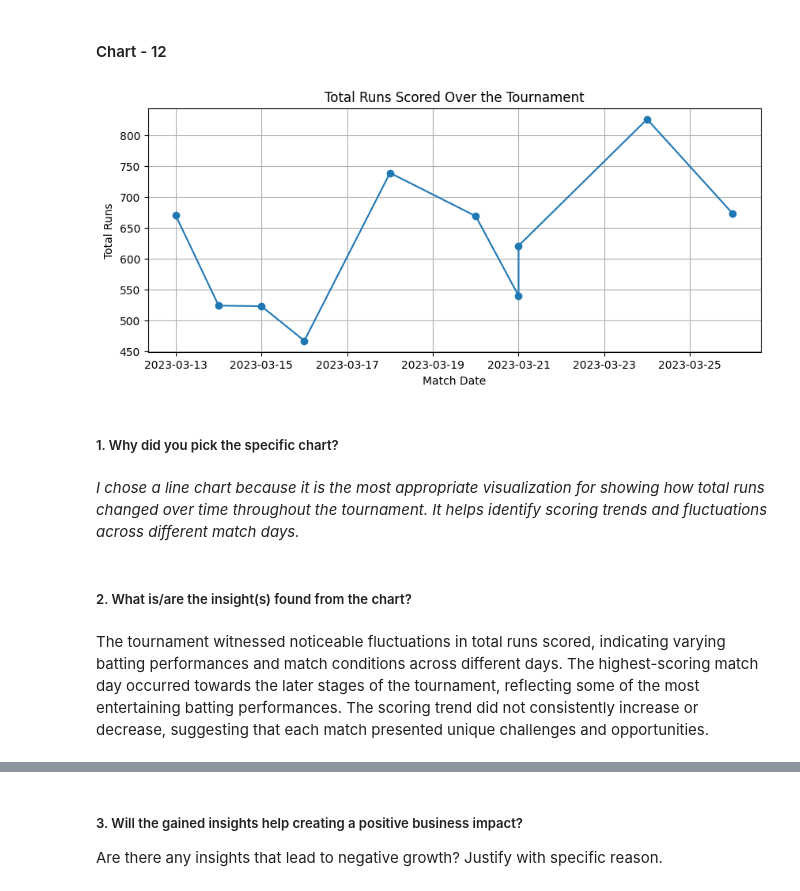
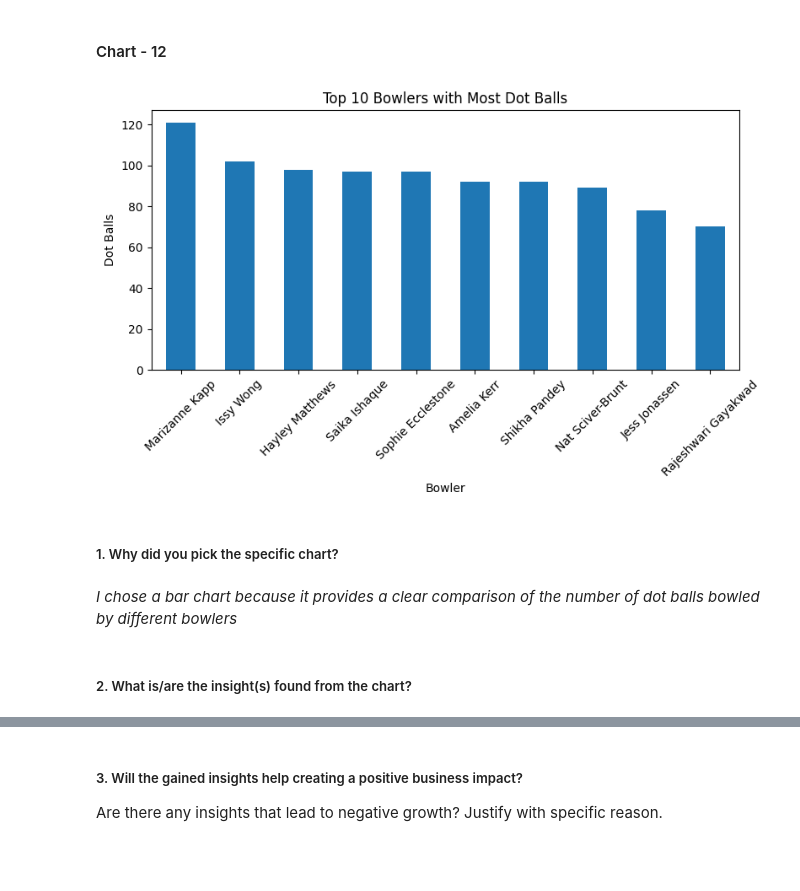
Before and after one commit to GEE2007/WPL-Inaugural-Analytics, a Jupyter notebook: WPL_Inaugural_Analytics.ipynb, the cells around one changed output, grey strips where cells are left out. Cells and saved outputs as stored; diff of their text form; code cells hidden in the pictures; blank space fills up the shorter version.

```diff
--- a/WPL_Inaugural_Analytics.ipynb
+++ b/WPL_Inaugural_Analytics.ipynb
@@ -1060,45 +1046,21 @@ Are there any insights that lead to negative growth? Justify with specific reaso
 * *No significant negative business impact is directly observed from this visualization, as it primarily describes the distribution of batting performances. Though a large number of innings with lower strike rates may reduce scoring momentum, making it more difficult to set or chase competitive targets in the T20 format.*
 # %% [markdown]
 #### Chart - 12
-# %%
-# Chart - 12 visualization code
-match_runs = batting.groupby('matchID')['runs'].sum().reset_index()
-
-match_runs = match_runs.merge(
-    matches[['matchID','matchDate']],
-    on='matchID'
-)
-
-match_runs['matchDate'] = pd.to_datetime(match_runs['matchDate'])
-
-match_runs = match_runs.sort_values('matchDate')
-
-plt.figure(figsize=(10,4))
-
-plt.plot(
-    match_runs['matchDate'],
-    match_runs['runs'],
-    marker='o'
-)
-
-plt.title("Total Runs Scored Over the Tournament")
-plt.xlabel("Match Date")
-plt.ylabel("Total Runs")
-
-plt.grid(True)
-
-plt.show()
-# %% [output]
-[figure, removed]
+# %%
+# Chart - 12 visualization code
+dot_balls = bowling.groupby('bowlerName')['0s'].sum().sort_values(ascending=False).head(10)
+plt.figure(figsize=(9,4))
+dot_balls.plot(kind='bar')
+plt.title("Top 10 Bowlers with Most Dot Balls")
+plt.xlabel("Bowler")
+plt.ylabel("Dot Balls")
+plt.xticks(rotation=45)
+plt.show()
+# %% [output]
+[figure, added]
 # %% [markdown]
 ##### 1. Why did you pick the specific chart?
-# %% [markdown]
-*I chose a line chart because it is the most appropriate visualization for showing how total runs changed over time throughout the tournament. It helps identify scoring trends and fluctuations across different match days.*
+# %% [markdown]
+*I chose a bar chart because it provides a clear comparison of the number of dot balls bowled by different bowlers*
 # %% [markdown]
 ##### 2. What is/are the insight(s) found from the chart?
-# %% [markdown]
-
-
-The tournament witnessed noticeable fluctuations in total runs scored, indicating varying batting performances and match conditions across different days.
-The highest-scoring match day occurred towards the later stages of the tournament, reflecting some of the most entertaining batting performances.
-The scoring trend did not consistently increase or decrease, suggesting that each match presented unique challenges and opportunities.
```
Also changed, not shown: parts of 27 cells of this notebook.
